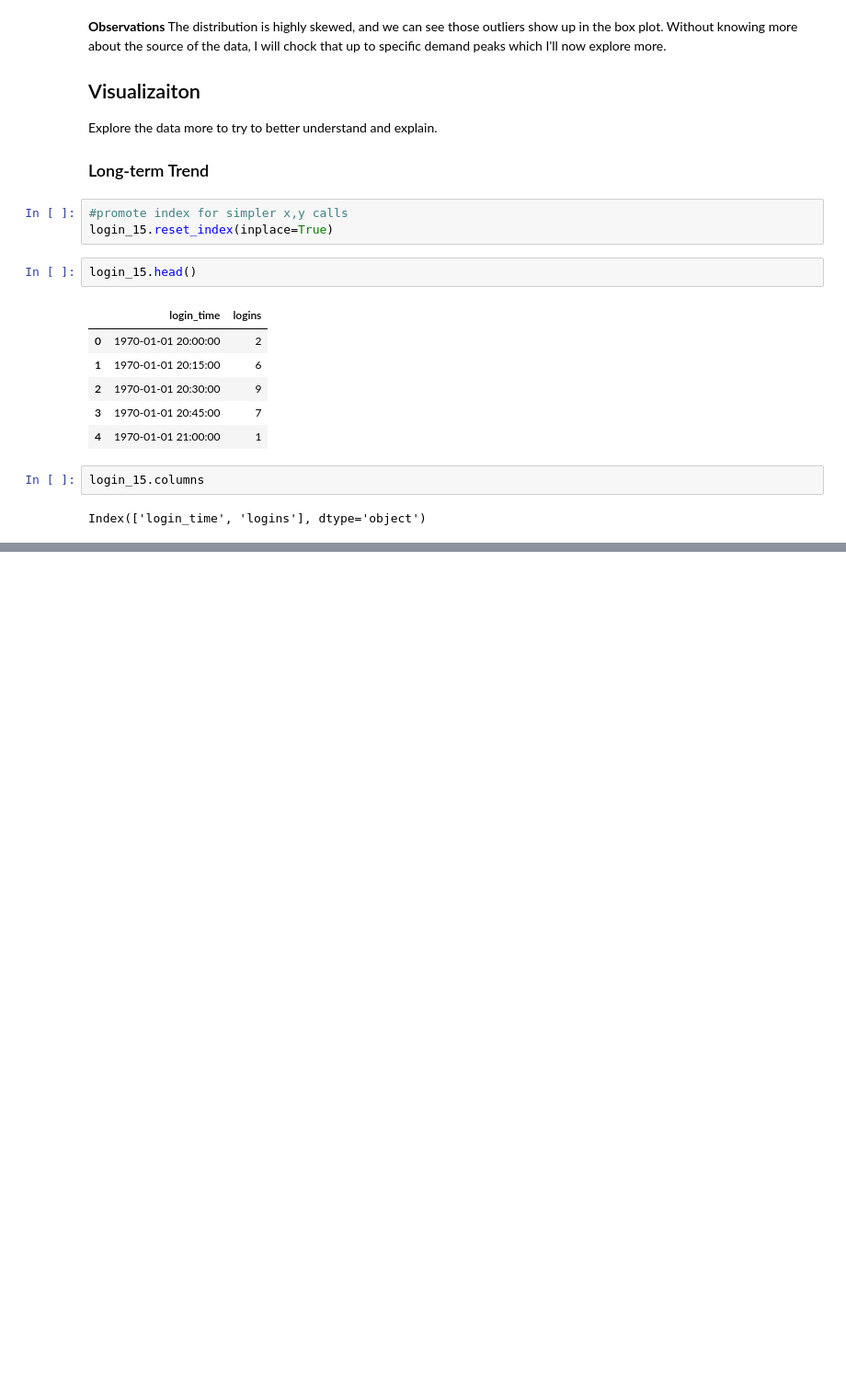
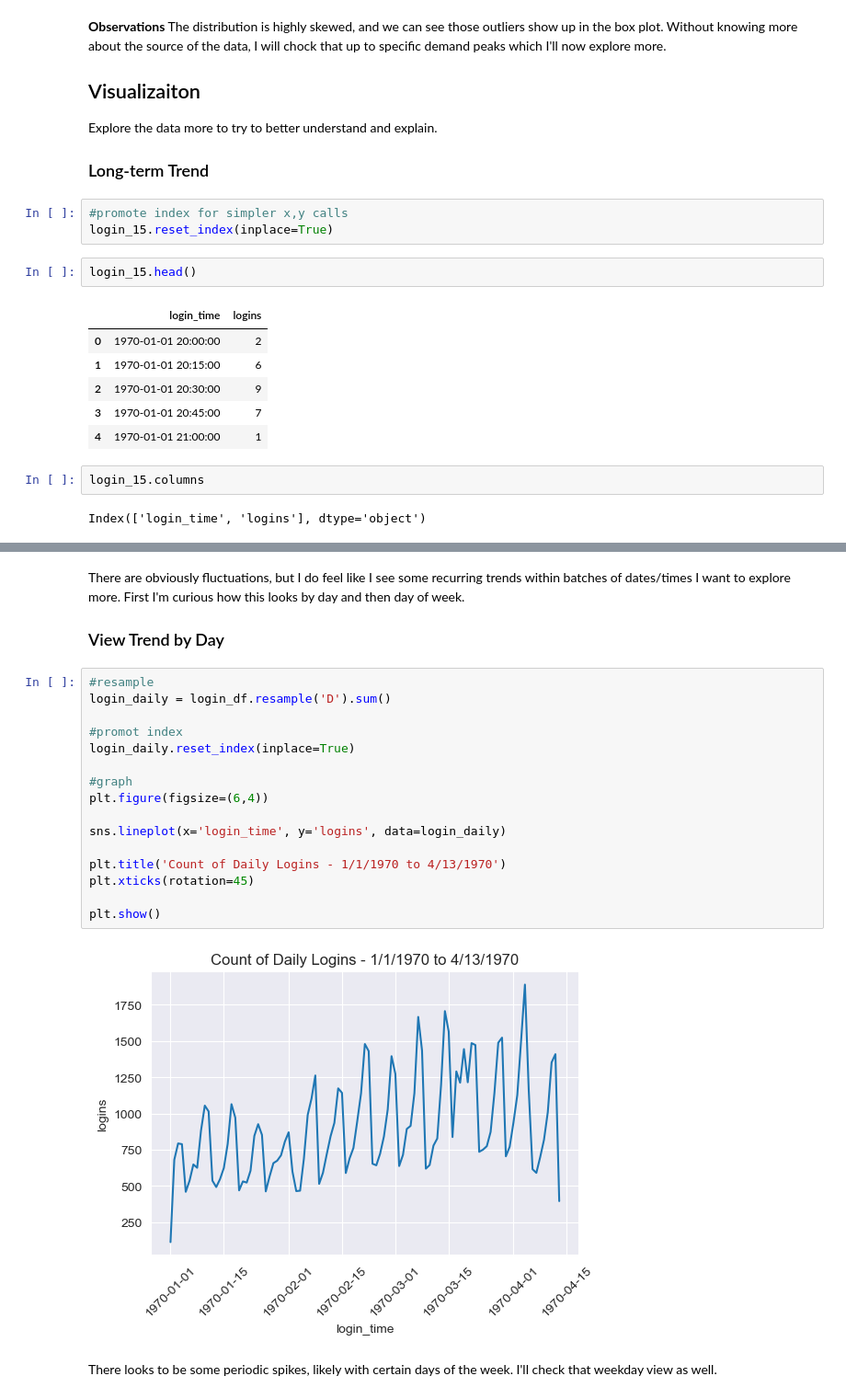
Before and after one commit to BrettlyCD/da_challenge, a Jupyter notebook: 1_eda.ipynb, the cells around one changed output, grey strips where cells are left out. Shown: that part at 92% size. Drawn from its saved outputs; the diff is of its cells as text; blank space fills up the shorter version.

```diff
--- a/1_eda.ipynb
+++ b/1_eda.ipynb
@@ -249,0 +236,24 @@ plt.show()
+# %% [markdown]
+There are obviously fluctuations, but I do feel like I see some recurring trends within batches of dates/times I want to explore more. First I'm curious how this looks by day and then day of week.
+
+### View Trend by Day
+# %%
+#resample
+login_daily = login_df.resample('D').sum()
+
+#promot index
+login_daily.reset_index(inplace=True)
+
+#graph
+plt.figure(figsize=(6,4))
+
+sns.lineplot(x='login_time', y='logins', data=login_daily)
+
+plt.title('Count of Daily Logins - 1/1/1970 to 4/13/1970')
+plt.xticks(rotation=45)
+
+plt.show()
+# %% [output]
+[figure, added]
+# %% [markdown]
+There looks to be some periodic spikes, likely with certain days of the week. I'll check that weekday view as well.
```
Also changed, not shown: parts of 2 cells of this notebook.
